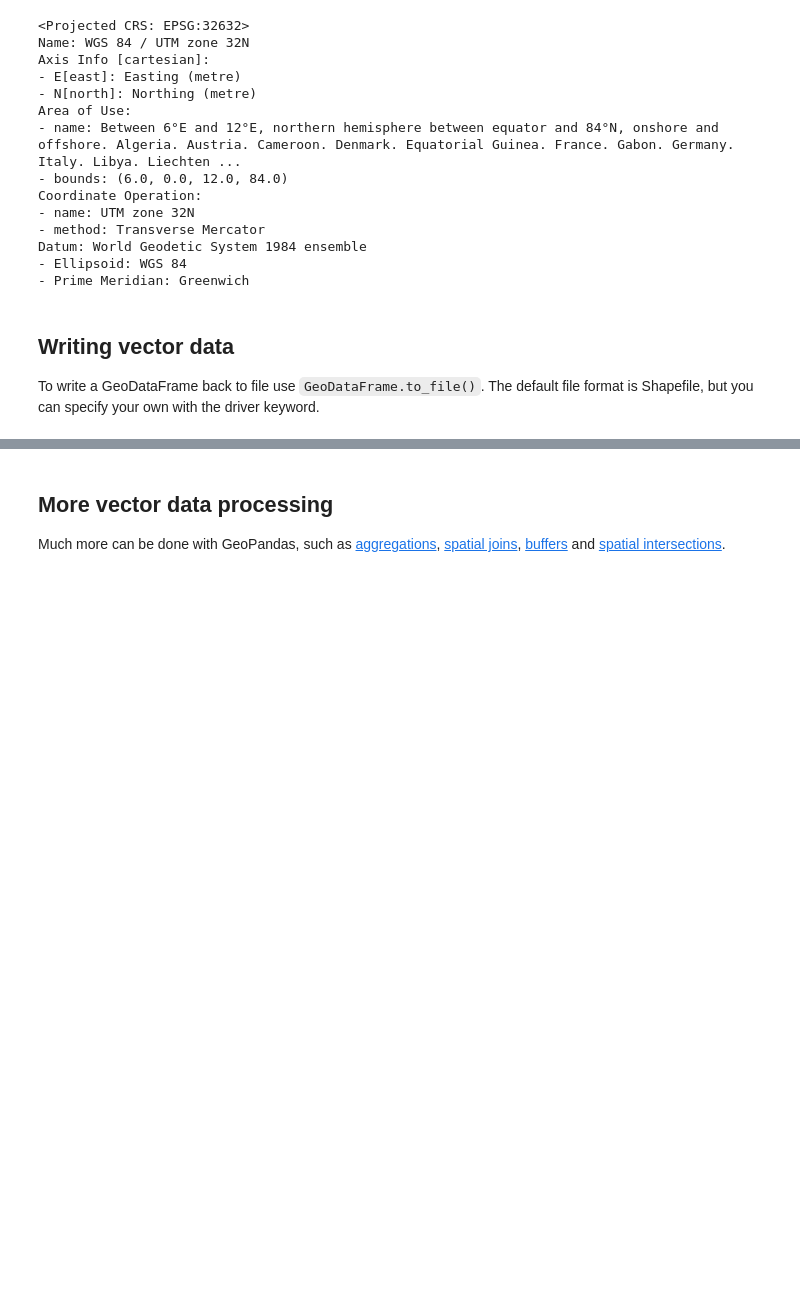
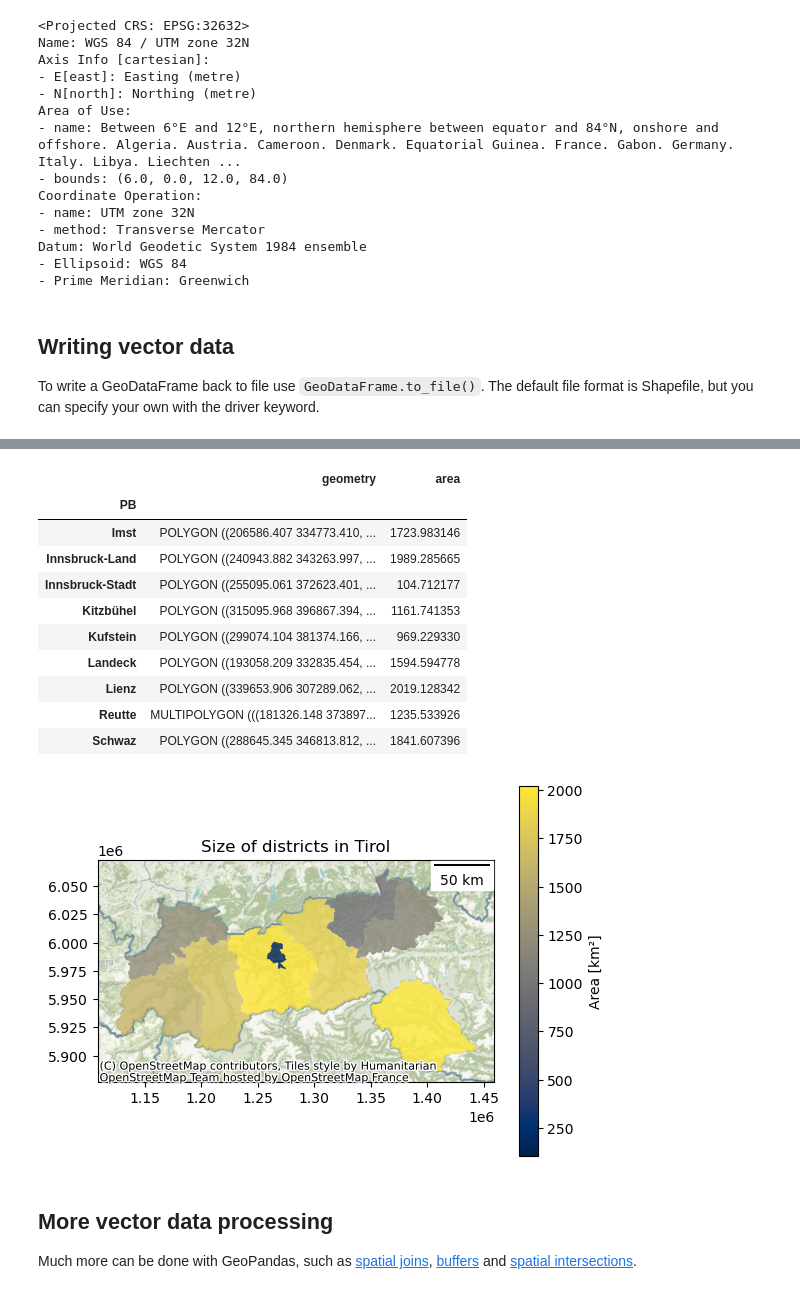
Before and after one commit to 3dgeo-heidelberg/etrainee, a Jupyter notebook: course/module0/geopandas.ipynb, the cells around one changed output, grey strips where cells are left out. Saved outputs shown, nothing was run; the diff lists cells and outputs as text; code cells hidden in the pictures; blank space fills up the shorter version.

Commit message:
add dissolve example, add custom maps example

```diff
--- a/course/module0/geopandas.ipynb
+++ b/course/module0/geopandas.ipynb
@@ -116,0 +123,3 @@ ibk_utm.to_file(data_dir / "tirol" / "innsbruck.gpkg", driver='GPKG')
+# %%
+tirol_districts = tirol[['PB', 'geometry', 'area']]             # Create a GeoDataFrame without unnecessary columns
+districts = tirol_districts.dissolve(by='PB', aggfunc='sum')    # Dissolve by districts ('PB' attribute) and sum up the area of their municipalities
@@ -117,4 +130,34 @@ ibk_utm.to_file(data_dir / "tirol" / "innsbruck.gpkg", driver='GPKG')
+# %%
+from matplotlib import pyplot as plt
+import contextily as cx
+from matplotlib_scalebar.scalebar import ScaleBar   # Needs to be installed (mamba install matplotlib-scalebar)
+
+districts_wm = districts.to_crs(epsg=3857)          # Convert the CRS of our data to match the CRS used typically by web map tiles (Web Mercator)
+ax = districts_wm.plot(
+    column='area',                          # Colorize the polygons by values in this column
+    cmap='cividis',                         # Select a colourmap
+    legend_kwds={'label': 'Area [km²]'},
+    legend=True,
+    alpha=0.8);
+ax.set_title('Size of districts in Tirol')
+cx.add_basemap(ax)                          # Add a basemap from an xyz tiles provider (default is OSM)
+ax.add_artist(ScaleBar(dx=1))               # Add a scalebar
+
+districts                                   # Show the GeoDataFrame
+# %% [output]
+|  | geometry | area |
+| PB |  |  |
+| Imst | POLYGON ((206586.407 334773.410, ... | 1723.983146 |
+| Innsbruck-Land | POLYGON ((240943.882 343263.997, ... | 1989.285665 |
+| Innsbruck-Stadt | POLYGON ((255095.061 372623.401, ... | 104.712177 |
+| Kitzbühel | POLYGON ((315095.968 396867.394, ... | 1161.741353 |
+| Kufstein | POLYGON ((299074.104 381374.166, ... | 969.229330 |
+| Landeck | POLYGON ((193058.209 332835.454, ... | 1594.594778 |
+| Lienz | POLYGON ((339653.906 307289.062, ... | 2019.128342 |
+| Reutte | MULTIPOLYGON (((181326.148 373897... | 1235.533926 |
+| Schwaz | POLYGON ((288645.345 346813.812, ... | 1841.607396 |
+[figure, added]
 # %% [markdown]
 ## More vector data processing
 
-Much more can be done with GeoPandas, such as [aggregations](https://geopandas.org/en/stable/docs/user_guide/aggregation_with_dissolve.html), [spatial joins](https://geopandas.org/en/stable/docs/user_guide/mergingdata.html), [buffers](https://geopandas.org/en/stable/getting_started/introduction.html#Buffer) and [spatial intersections](https://geopandas.org/en/stable/getting_started/introduction.html#Geometry-relations).
+Much more can be done with GeoPandas, such as [spatial joins](https://geopandas.org/en/stable/docs/user_guide/mergingdata.html), [buffers](https://geopandas.org/en/stable/getting_started/introduction.html#Buffer) and [spatial intersections](https://geopandas.org/en/stable/getting_started/introduction.html#Geometry-relations).
```
Also changed, not shown: parts of 10 cells of this notebook.
